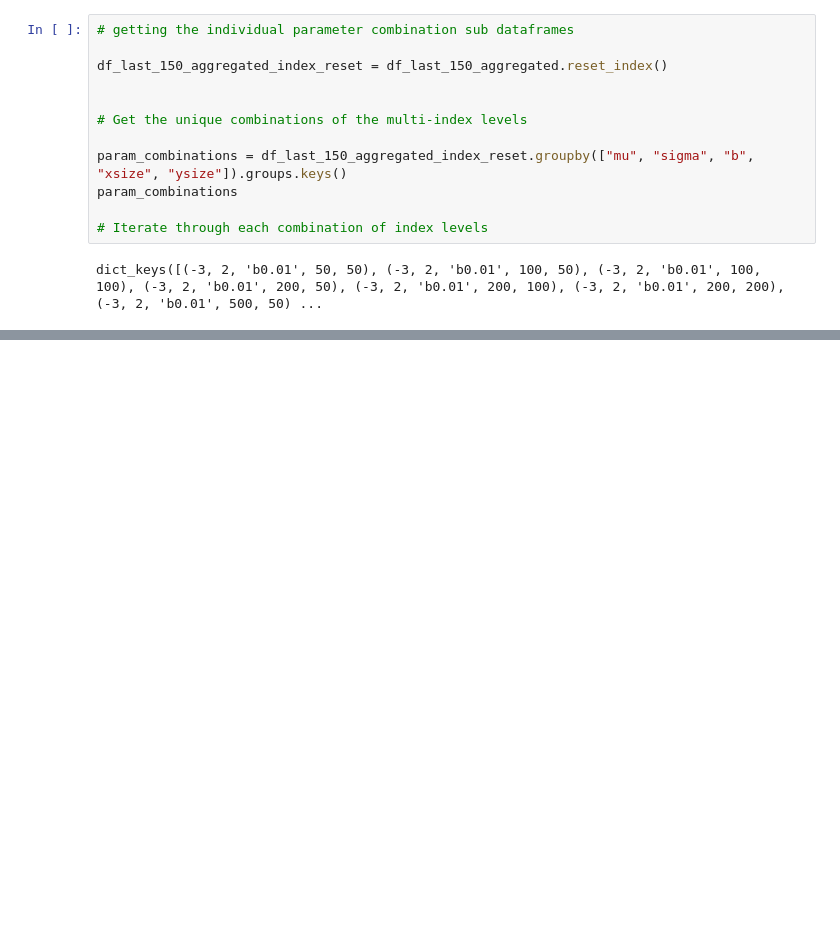
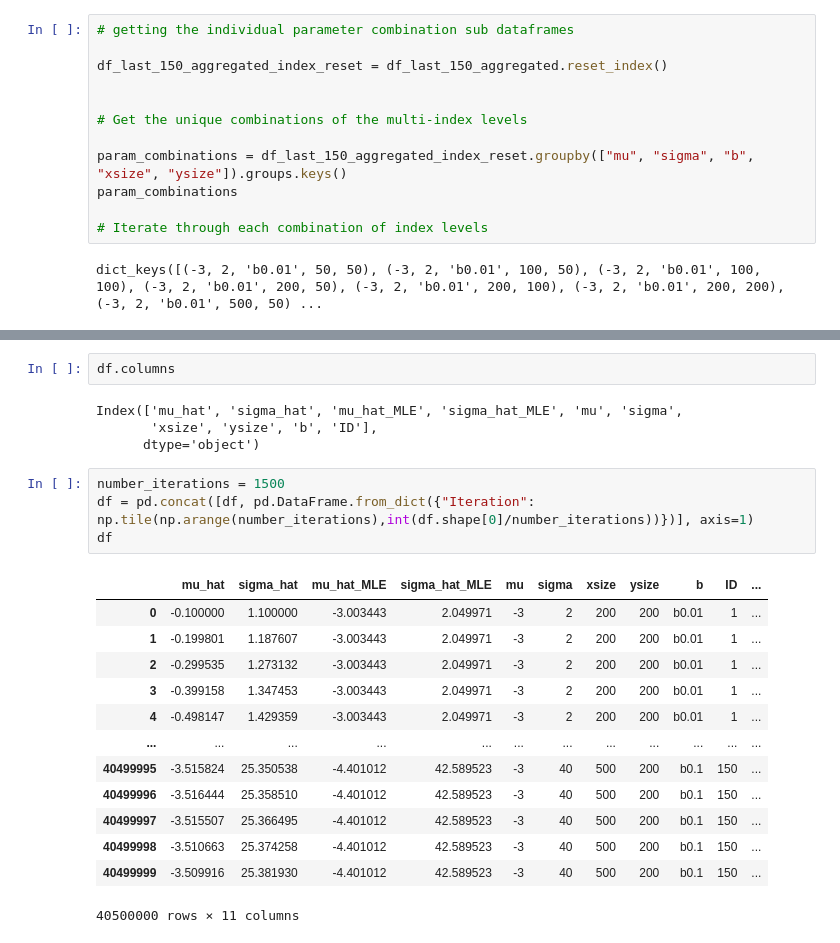
Before and after one commit to GiantDwarf42/master_thesis2, a Jupyter notebook: Gaussian_Data_Analysis.ipynb, the cells around one changed output, grey strips where cells are left out. Cells and saved outputs as stored; diff of their text form; blank space fills up the shorter version.

```diff
--- a/Gaussian_Data_Analysis.ipynb
+++ b/Gaussian_Data_Analysis.ipynb
@@ -285,0 +272,24 @@ Name: mu, Length: 150, dtype: int32
+# %%
+df.columns
+# %% [output]
+Index(['mu_hat', 'sigma_hat', 'mu_hat_MLE', 'sigma_hat_MLE', 'mu', 'sigma',
+       'xsize', 'ysize', 'b', 'ID'],
+      dtype='object')
+# %%
+number_iterations = 1500
+df = pd.concat([df, pd.DataFrame.from_dict({"Iteration": np.tile(np.arange(number_iterations),int(df.shape[0]/number_iterations))})], axis=1)
+df
+# %% [output]
+|  | mu_hat | sigma_hat | mu_hat_MLE | sigma_hat_MLE | mu | sigma | xsize | ysize | b | ID | ... |
+| 0 | -0.100000 | 1.100000 | -3.003443 | 2.049971 | -3 | 2 | 200 | 200 | b0.01 | 1 | ... |
+| 1 | -0.199801 | 1.187607 | -3.003443 | 2.049971 | -3 | 2 | 200 | 200 | b0.01 | 1 | ... |
+| 2 | -0.299535 | 1.273132 | -3.003443 | 2.049971 | -3 | 2 | 200 | 200 | b0.01 | 1 | ... |
+| 3 | -0.399158 | 1.347453 | -3.003443 | 2.049971 | -3 | 2 | 200 | 200 | b0.01 | 1 | ... |
+| 4 | -0.498147 | 1.429359 | -3.003443 | 2.049971 | -3 | 2 | 200 | 200 | b0.01 | 1 | ... |
+| ... | ... | ... | ... | ... | ... | ... | ... | ... | ... | ... | ... |
+| 40499995 | -3.515824 | 25.350538 | -4.401012 | 42.589523 | -3 | 40 | 500 | 200 | b0.1 | 150 | ... |
+| 40499996 | -3.516444 | 25.358510 | -4.401012 | 42.589523 | -3 | 40 | 500 | 200 | b0.1 | 150 | ... |
+| 40499997 | -3.515507 | 25.366495 | -4.401012 | 42.589523 | -3 | 40 | 500 | 200 | b0.1 | 150 | ... |
+| 40499998 | -3.510663 | 25.374258 | -4.401012 | 42.589523 | -3 | 40 | 500 | 200 | b0.1 | 150 | ... |
+| 40499999 | -3.509916 | 25.381930 | -4.401012 | 42.589523 | -3 | 40 | 500 | 200 | b0.1 | 150 | ... |
+40500000 rows × 11 columns
```
Also changed, not shown: parts of 13 cells of this notebook.
